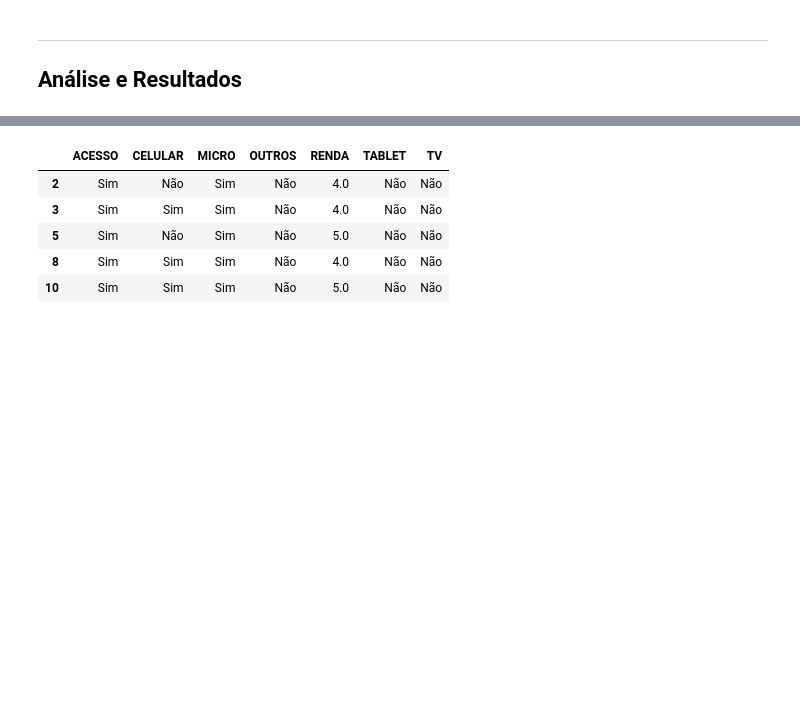
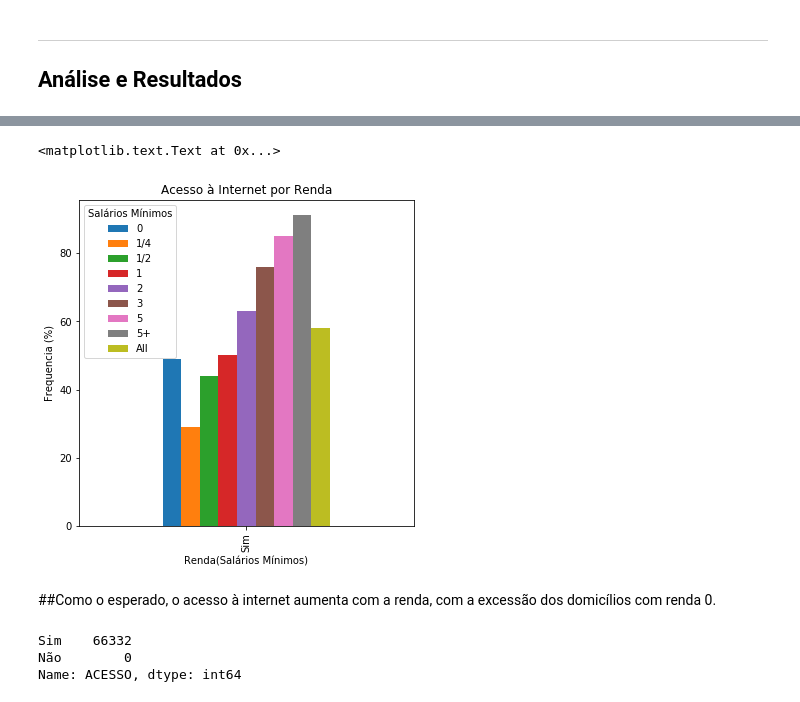
Before and after one commit to Marcompp/TrabalhodeDados, a Jupyter notebook: Projeto1 Layout.ipynb, the cells around one changed output, grey strips where cells are left out. Cells and saved outputs as stored; diff of their text form; code cells hidden in the pictures; blank space fills up the shorter version.

```diff
--- a/Projeto1 Layout.ipynb
+++ b/Projeto1 Layout.ipynb
@@ -62,0 +69,13 @@ df.head()
+# %%
+df3 ={}
+df3['ACESSO'] = dados['V02322']
+df3['RENDA'] = dados['V4622']
+df3 = pd.DataFrame.from_dict(df3)
+df3.ACESSO = df3.ACESSO.astype('category')
+df3.ACESSO.cat.categories = ('Sim', 'Não')
+df3.RENDA = df3.RENDA.astype('category')
+df3.RENDA.cat.categories = ('0', '1/4','1/2','1','2','3','5','5+','SD')
+df3 = df3.dropna()
+df3 = df3[df3['RENDA'] != 'SD'].dropna(axis=0)
+ct=pd.crosstab(df3.ACESSO,df3.RENDA,margins=True,rownames=['Acesso à Internet'], colnames=['Salários Mínimos']).apply(percConvert, axis=0)
+ct
@@ -63,11 +88,22 @@ df.head()
+# %%
+ct = ct[0:1]
+plot = ct.plot(kind='bar',title='Acesso à Internet por Renda',figsize=(6, 6))
+plt.ylabel('Frequencia (%)')
+plt.xlabel('Renda(Salários Mínimos)')
+# %% [output]
+<matplotlib.text.Text at 0x...>
+[figure, added]
+# %% [markdown]
+##Como o esperado, o acesso à internet aumenta com a renda, com a excessão dos domicílios com renda 0.
 # %%
+
 df.ACESSO = df.ACESSO.astype('category')
 df.MICRO = df.MICRO.astype('category')
 df.CELULAR = df.CELULAR.astype('category')
 df.TABLET = df.TABLET.astype('category')
 df.TV = df.TV.astype('category')
 df.OUTROS = df.OUTROS.astype('category')
-#df.RENDA = df.OUTROS.astype('category')
+df.RENDA = df.RENDA.astype('category')
 
 df.ACESSO.cat.categories = ('Sim', 'Não')
 df.MICRO.cat.categories = ('Sim', 'Não')
@@ -75,13 +111,15 @@ df.CELULAR.cat.categories = ('Sim', 'Não')
 df.TABLET.cat.categories = ('Sim', 'Não')
 df.TV.cat.categories = ('Sim', 'Não')
 df.OUTROS.cat.categories = ('Sim', 'Não')
-#df.RENDA.cat.categories = ('0', '1/4','1/2','1','2','3','5','5+')
+df.RENDA.cat.categories = ('0', '1/4','1/2','1','2','3','5','5+','SD')
 df = df.dropna()
 df.head()
+
+df = df[df['RENDA'] != 'SD'].dropna(axis=0)
+#df = df[df['RENDAA'] != 999999999999].dropna(axis=0)
+
+df.ACESSO.value_counts()
 # %% [output]
-|  | ACESSO | CELULAR | MICRO | OUTROS | RENDA | TABLET | TV |
-| 2 | Sim | Não | Sim | Não | 4.0 | Não | Não |
-| 3 | Sim | Sim | Sim | Não | 4.0 | Não | Não |
-| 5 | Sim | Não | Sim | Não | 5.0 | Não | Não |
-| 8 | Sim | Sim | Sim | Não | 4.0 | Não | Não |
-| 10 | Sim | Sim | Sim | Não | 5.0 | Não | Não |
+Sim    66332
+Não        0
+Name: ACESSO, dtype: int64
```
Also changed, not shown: parts of 38 cells of this notebook.
